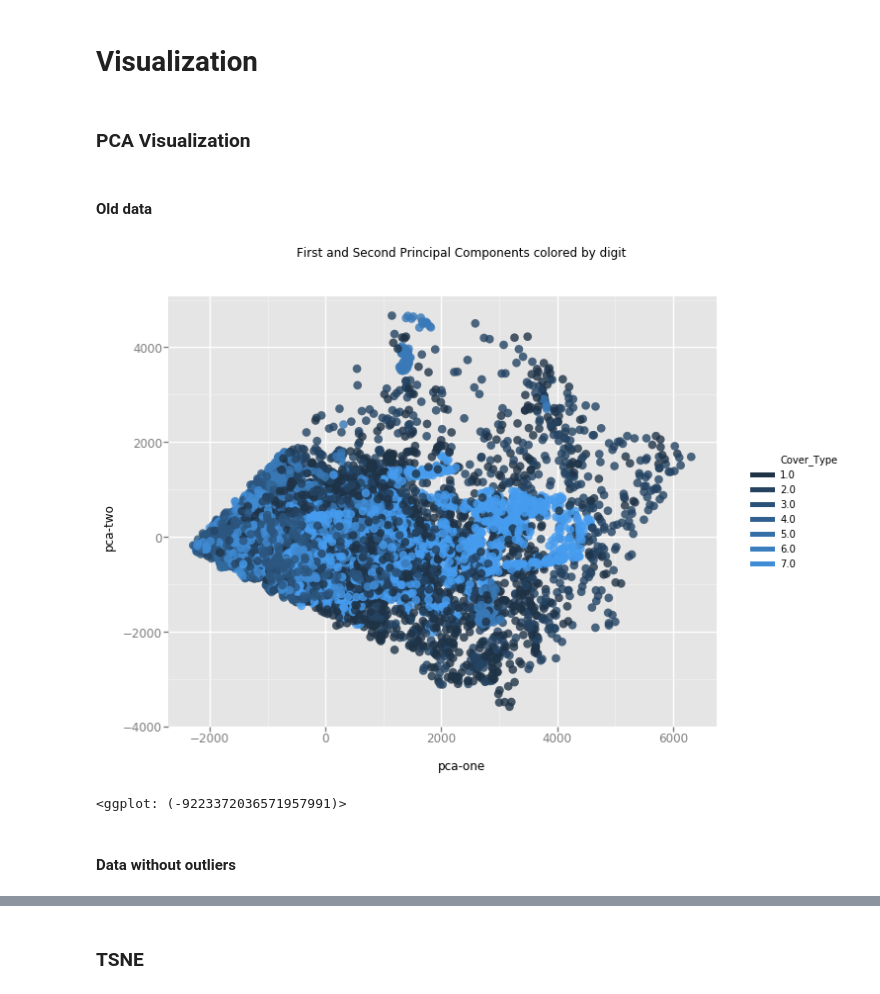
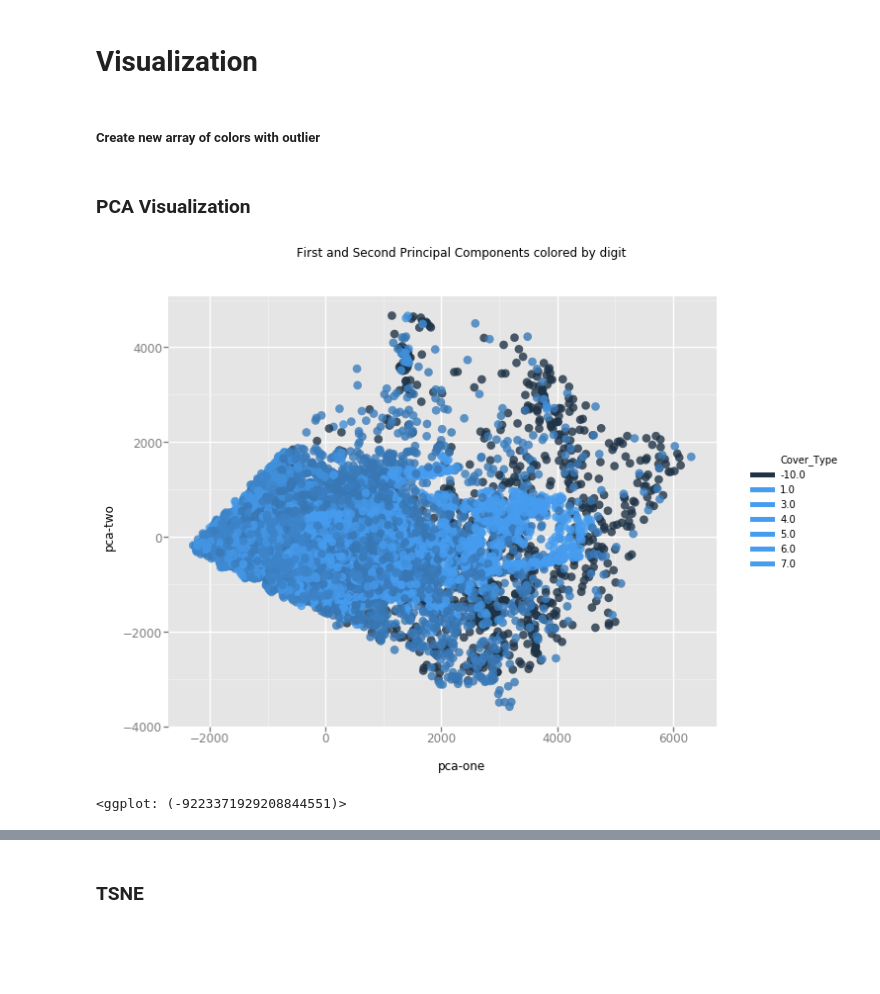
Before and after one commit to stefan-matcovici/Forest-Cover-Type-Prediction, a Jupyter notebook: 2-outlier-detection/auto_encoders_outliers_detectors.ipynb, the cells around one changed output, grey strips where cells are left out. Drawn from its saved outputs; the diff is of its cells as text; code cells hidden in the pictures; blank space fills up the shorter version.

```diff
--- a/2-outlier-detection/auto_encoders_outliers_detectors.ipynb
+++ b/2-outlier-detection/auto_encoders_outliers_detectors.ipynb
@@ -14,6 +14,6 @@ Using TensorFlow backend.
 %run ../util/load_data.py
 %run ../util/data_visualization.py
 
-data = load_data("../data")
+data = load_data("../../Data")
 
 train_data_with_outliers = data['train_data'][data['numerical_attributes'] + ['Id']]
@@ -105,14 +102,15 @@ data_without_auto_encoders_outliers.head()
 | 84 | 85 | 2537 | 42 | 7 | 210 | 17 | ... |
 # %% [markdown]
 # Visualization
+# %% [markdown]
+##### Create new array of colors with outlier
+# %%
+copy_train_data = data['train_data'][data['numerical_attributes'] + data['target'] + ['Id']].copy()
+color = [row[data['target'][0]] if row['Id'] not in outliers_ids else -10 for index,row in copy_train_data.iterrows()]
 # %% [markdown]
 ### PCA Visualization
-# %% [markdown]
-#### Old data
 # %%
-pca_visualization(data['train_data'][data['numerical_attributes'] + data['target']], data['target'][0])
+pca_visualization(data['train_data'][data['numerical_attributes'] + data['target']], data['target'][0], color)
 # %% [output]
-[figure, old version]
+[figure, new version]
-<ggplot: (-9223372036571957991)>
+<ggplot: (-9223371929208844551)>
-# %% [markdown]
-#### Data without outliers
```
Also changed, not shown: parts of 11 cells of this notebook, 1 other file.
